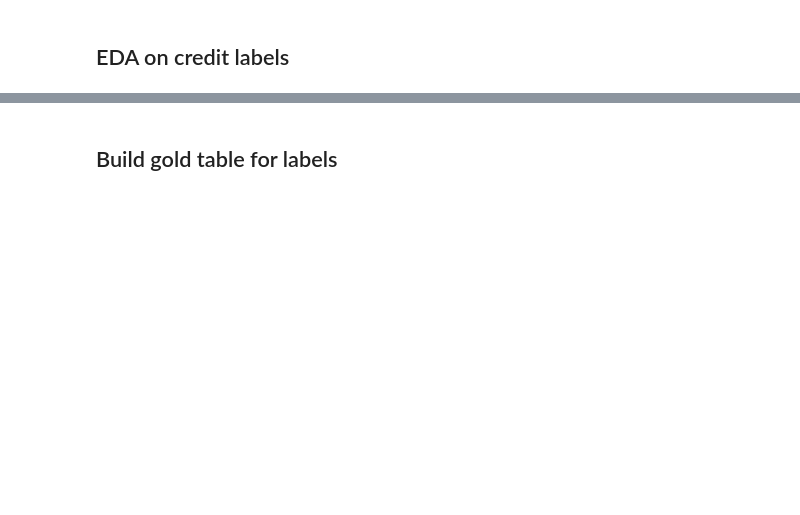
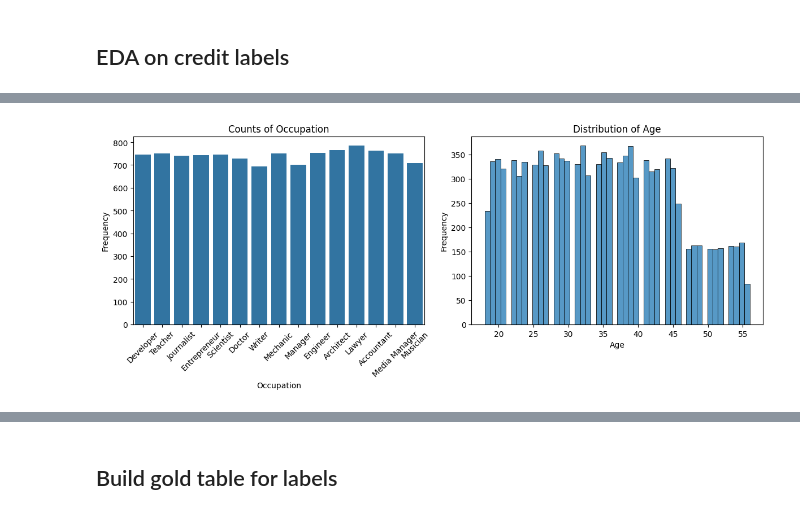
Before and after one commit to pakkei1212/MLE, a Jupyter notebook: a1/data_processing_main.ipynb, the cells around one changed output, grey strips where cells are left out. Cells and saved outputs as stored; diff of their text form; code cells hidden in the pictures; blank space fills up the shorter version.

Commit message:
updated bronze and silver tables

```diff
--- a/a1/data_processing_main.ipynb
+++ b/a1/data_processing_main.ipynb
@@ -389,0 +813,21 @@ df.show()
+# %%
+folder_path = silver_clickstream_directory
+files_list = [folder_path+os.path.basename(f) for f in glob.glob(os.path.join(folder_path, '*'))]
+df = spark.read.option("header", "true").parquet(*files_list)
+print("row_count:",df.count())
+
+silver_click_pdf = df.toPandas()
+
+folder_path = silver_attributes_directory
+files_list = [folder_path+os.path.basename(f) for f in glob.glob(os.path.join(folder_path, '*'))]
+df = spark.read.option("header", "true").parquet(*files_list)
+print("row_count:",df.count())
+
+silver_attr_pdf = df.toPandas()
+
+folder_path = silver_financials_directory
+files_list = [folder_path+os.path.basename(f) for f in glob.glob(os.path.join(folder_path, '*'))]
+df = spark.read.option("header", "true").parquet(*files_list)
+print("row_count:",df.count())
+
+silver_finanicial_pdf = df.toPandas()
@@ -389,0 +850,21 @@ df.show()
+# %%
+# Create figure and axis
+fig, axes = plt.subplots(1, 2, figsize=(12, 5))
+
+# Plot Occupation counts (categorical)
+sns.countplot(data=silver_attr_pdf, x="Occupation", ax=axes[0])
+axes[0].set_xlabel("Occupation")
+axes[0].set_ylabel("Frequency")
+axes[0].set_title("Counts of Occupation")
+axes[0].tick_params(axis="x", rotation=45)
+
+# Plot Age histogram (numeric)
+sns.histplot(data=silver_attr_pdf, x="Age", bins=50, ax=axes[1])
+axes[1].set_xlabel("Age")
+axes[1].set_ylabel("Frequency")
+axes[1].set_title("Distribution of Age")
+
+plt.tight_layout()
+plt.show()
+# %% [output]
+[figure, added]
```
Also changed, not shown: parts of 76 cells of this notebook, 4 other files.
